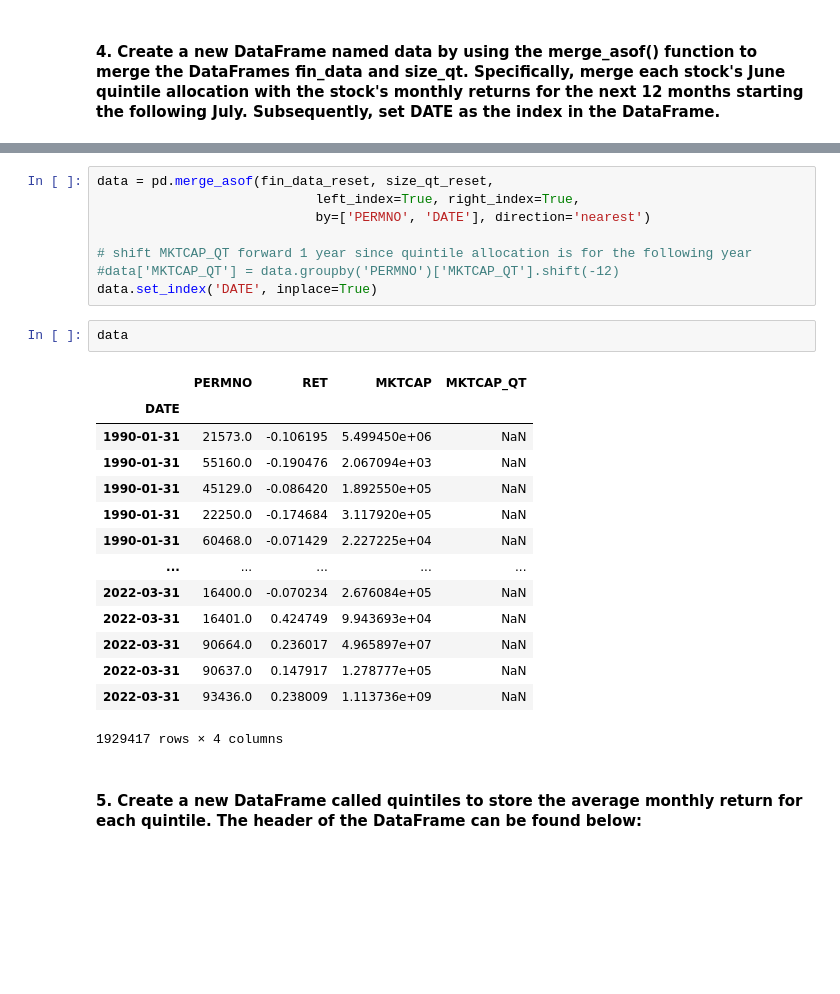
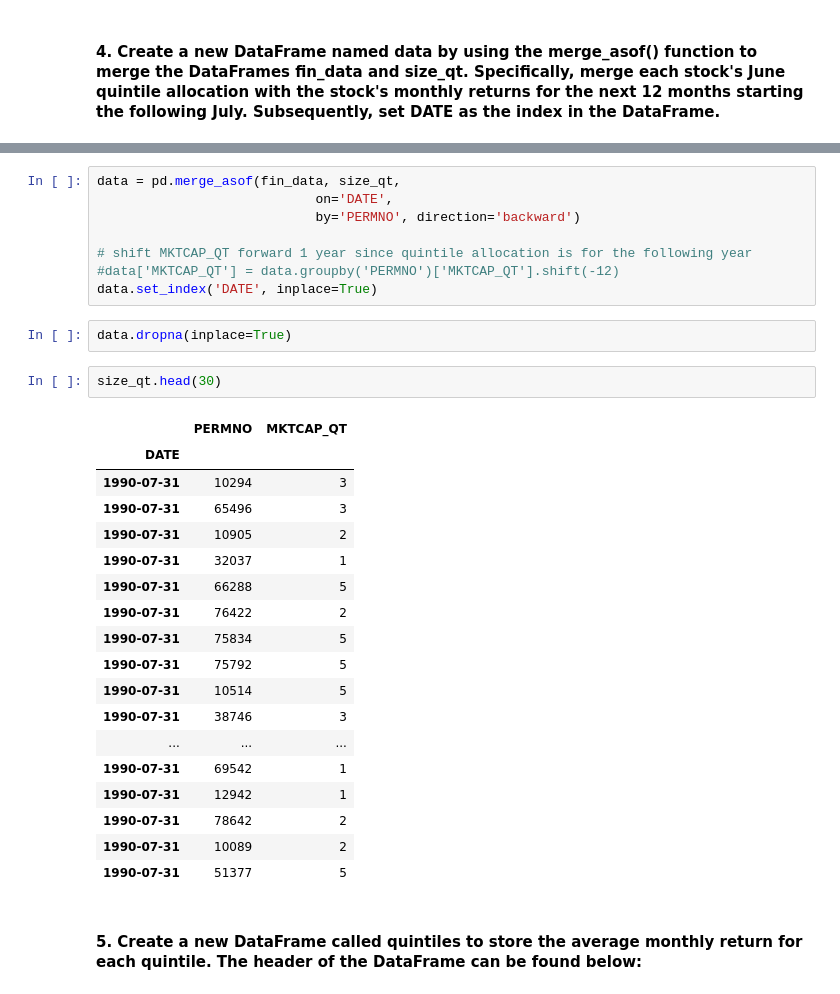
Before and after one commit to kulikj/fina4380-finalproject, a Jupyter notebook: Group Assignment.ipynb, the cells around one changed output, grey strips where cells are left out. Drawn from its saved outputs; the diff is of its cells as text; blank space fills up the shorter version.

```diff
--- a/Group Assignment.ipynb
+++ b/Group Assignment.ipynb
@@ -249,28 +308,34 @@ size_qt_reset = size_qt.reset_index()
 # %%
-data = pd.merge_asof(fin_data_reset, size_qt_reset,
-                            left_index=True, right_index=True,
-                            by=['PERMNO', 'DATE'], direction='nearest')
+data = pd.merge_asof(fin_data, size_qt,
+                            on='DATE',
+                            by='PERMNO', direction='backward')
 
 # shift MKTCAP_QT forward 1 year since quintile allocation is for the following year
 #data['MKTCAP_QT'] = data.groupby('PERMNO')['MKTCAP_QT'].shift(-12)
 data.set_index('DATE', inplace=True)
-# %%
-data
-# %% [output]
-|  | PERMNO | RET | MKTCAP | MKTCAP_QT |
-| DATE |  |  |  |  |
-| 1990-01-31 | 21573.0 | -0.106195 | 5.499450e+06 | NaN |
-| 1990-01-31 | 55160.0 | -0.190476 | 2.067094e+03 | NaN |
-| 1990-01-31 | 45129.0 | -0.086420 | 1.892550e+05 | NaN |
-| 1990-01-31 | 22250.0 | -0.174684 | 3.117920e+05 | NaN |
-| 1990-01-31 | 60468.0 | -0.071429 | 2.227225e+04 | NaN |
-| ... | ... | ... | ... | ... |
-| 2022-03-31 | 16400.0 | -0.070234 | 2.676084e+05 | NaN |
-| 2022-03-31 | 16401.0 | 0.424749 | 9.943693e+04 | NaN |
-| 2022-03-31 | 90664.0 | 0.236017 | 4.965897e+07 | NaN |
-| 2022-03-31 | 90637.0 | 0.147917 | 1.278777e+05 | NaN |
-| 2022-03-31 | 93436.0 | 0.238009 | 1.113736e+09 | NaN |
-1929417 rows × 4 columns
+# %%
+data.dropna(inplace=True)
+# %%
+size_qt.head(30)
+# %% [output]
+|  | PERMNO | MKTCAP_QT |
+| DATE |  |  |
+| 1990-07-31 | 10294 | 3 |
+| 1990-07-31 | 65496 | 3 |
+| 1990-07-31 | 10905 | 2 |
+| 1990-07-31 | 32037 | 1 |
+| 1990-07-31 | 66288 | 5 |
+| 1990-07-31 | 76422 | 2 |
+| 1990-07-31 | 75834 | 5 |
+| 1990-07-31 | 75792 | 5 |
+| 1990-07-31 | 10514 | 5 |
+| 1990-07-31 | 38746 | 3 |
+| ... | ... | ... |
+| 1990-07-31 | 69542 | 1 |
+| 1990-07-31 | 12942 | 1 |
+| 1990-07-31 | 78642 | 2 |
+| 1990-07-31 | 10089 | 2 |
+| 1990-07-31 | 51377 | 5 |
 # %% [markdown]
 #### 5. Create a new DataFrame called quintiles to store the average monthly return for each quintile. The header of the DataFrame can be found below:
 # %%
```
Also changed, not shown: parts of 13 cells of this notebook.
